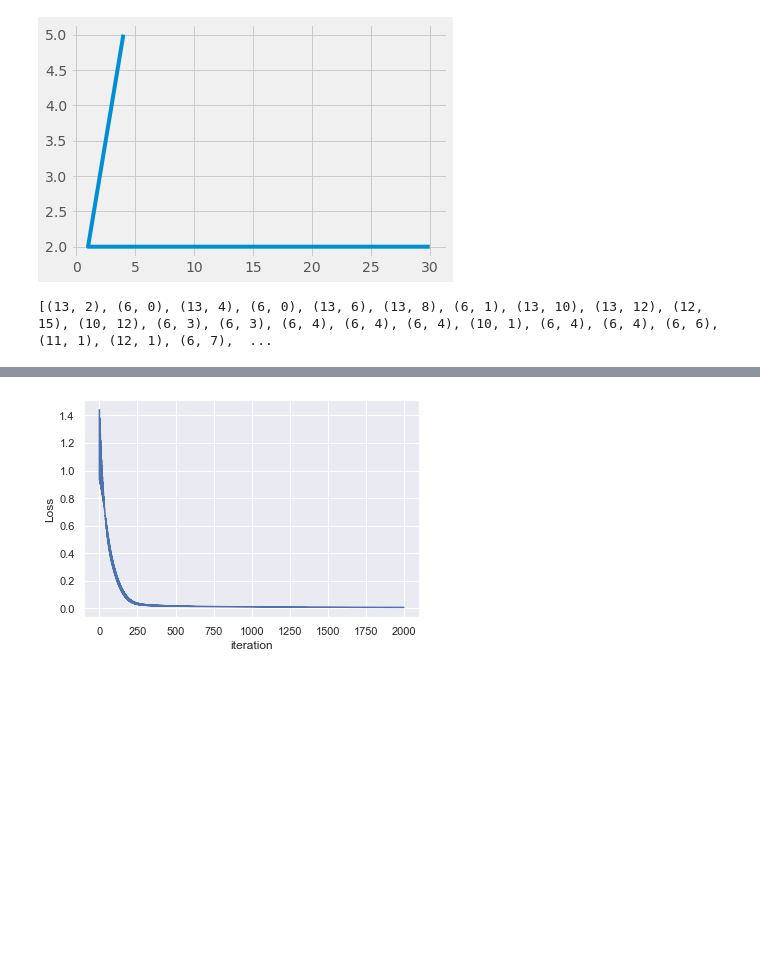
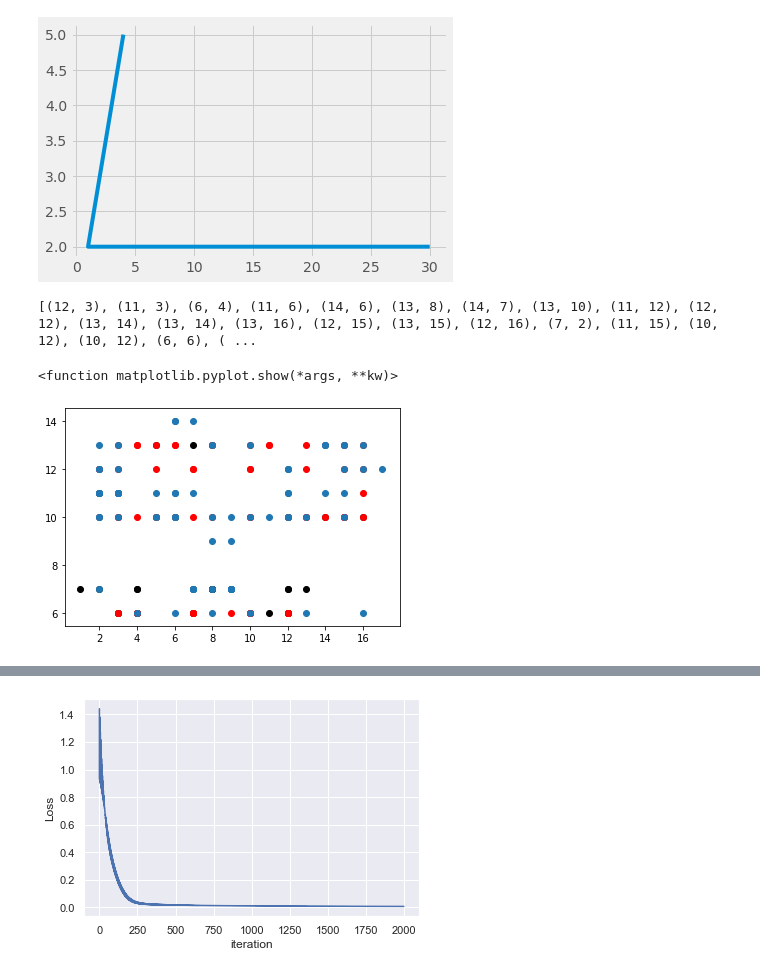
Before and after one commit to darshan-ar/Video-Game, a Jupyter notebook: Marginalization_real_images_state_changes_firing_kernel_increased Fc output-128.ipynb, the cells around one changed output, grey strips where cells are left out. Saved outputs shown, nothing was run; the diff lists cells and outputs as text; code cells hidden in the pictures; blank space fills up the shorter version.

```diff
--- a/Marginalization_real_images_state_changes_firing_kernel_increased Fc output-128.ipynb
+++ b/Marginalization_real_images_state_changes_firing_kernel_increased Fc output-128.ipynb
@@ -1212,24 +1212,26 @@ plt.show()
 # %%
 import numpy as np
 import matplotlib.pyplot as plt
 print(tankc)
 x1 = [tankc[i][0] for i in range(len(tankc))]
 y1 = [tankc[i][1] for i in range(len(tankc))]
 
 x2 = [tankrc[i][0] for i in range(len(tankrc))]
 y2 = [tankrc[i][1] for i in range(len(tankrc))]
 
 x3 = [tankfc[i][0] for i in range(len(tankfc))]
 y3 = [tankfc[i][1] for i in range(len(tankfc))]
 
 
 
-# plt.scatter(y3,x3,color='black')
-# plt.scatter(y2,x2,color='red')
-# plt.scatter(y1,x1)
-# plt.show
+plt.scatter(y3,x3,color='black')
+plt.scatter(y2,x2,color='red')
+plt.scatter(y1,x1)
+plt.show
 # %% [output]
-[(13, 2), (6, 0), (13, 4), (6, 0), (13, 6), (13, 8), (6, 1), (13, 10), (13, 12), (12, 15), (10, 12), (6, 3), (6, 3), (6, 4), (6, 4), (6, 4), (10, 1), (6, 4), (6, 4), (6, 6), (11, 1), (12, 1), (6, 7),  ...
+[(12, 3), (11, 3), (6, 4), (11, 6), (14, 6), (13, 8), (14, 7), (13, 10), (11, 12), (12, 12), (13, 14), (13, 14), (13, 16), (12, 15), (13, 15), (12, 16), (7, 2), (11, 15), (10, 12), (10, 12), (6, 6), ( ...
+<function matplotlib.pyplot.show(*args, **kw)>
+[figure, added]
 # %%
 import numpy as np
 import matplotlib.pyplot as plt
```
Also changed, not shown: parts of 4 cells of this notebook, 5 other files.
